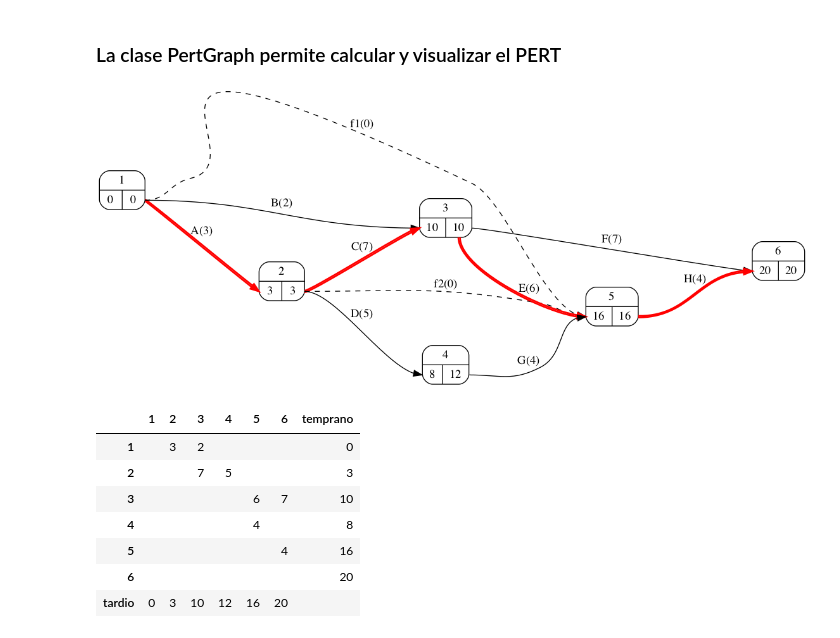
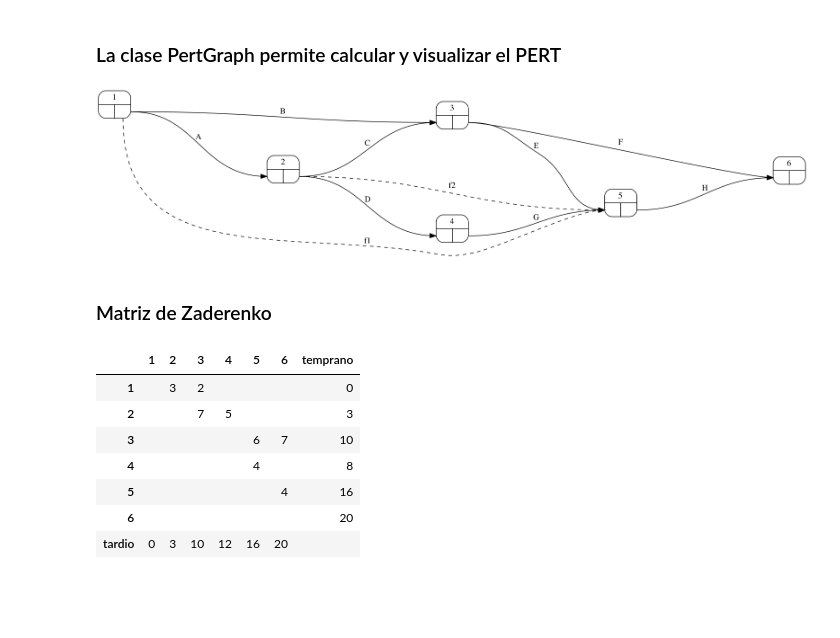
Before and after one commit to mcasl/pmULE, a Jupyter notebook: PERTs en Python.ipynb, the cells around one changed output. Saved outputs shown, nothing was run; the diff lists cells and outputs as text; code cells hidden in the pictures; blank space fills up the shorter version.

Commit message:
Añadido pintar PERT con tiempos en blanco

```diff
--- a/PERTs en Python.ipynb
+++ b/PERTs en Python.ipynb
@@ -42,11 +42,13 @@ from pmule import PertGraph
 # %%
 pert = PertGraph(datos_pert)
 
-filename='pert_dot.png'
-pert.write_dot(filename=filename, orientation='portrait', rotate=0, nodesep=0.5, ranksep=1.5, ordering='in')
+filename='pert_en_blanco.png'
+pert.write_dot(filename=filename, orientation='portrait', tiempos=False, ranksep=3, nodesep=0.5)
 Image(filename)
 # %% [output]
-[figure, old version]
+[figure, new version]
+# %% [markdown]
+### Matriz de Zaderenko
 # %%
 pert.zaderenko()
 # %% [output]
```
Also changed, not shown: parts of 1 cell of this notebook, 1 other file.
